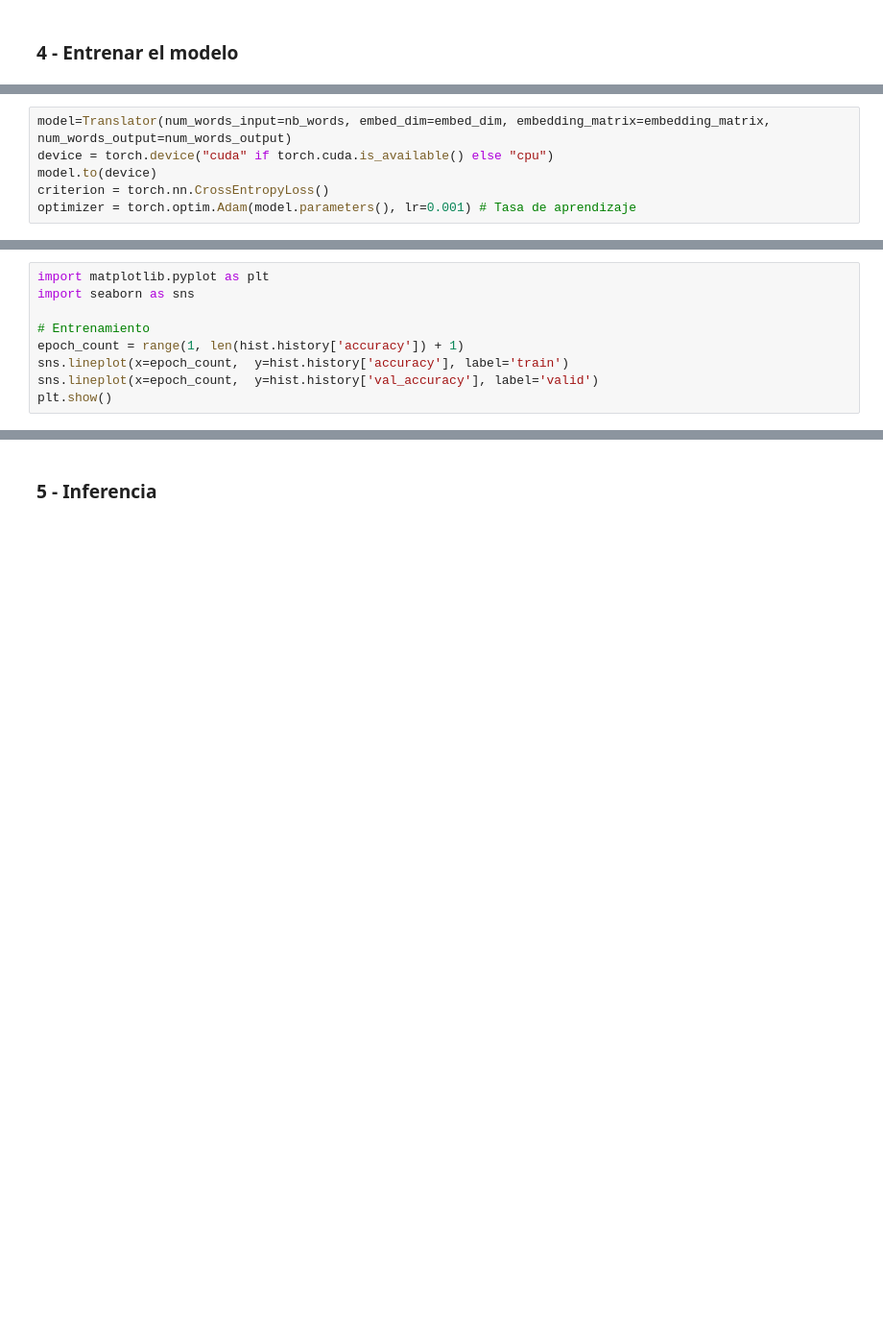
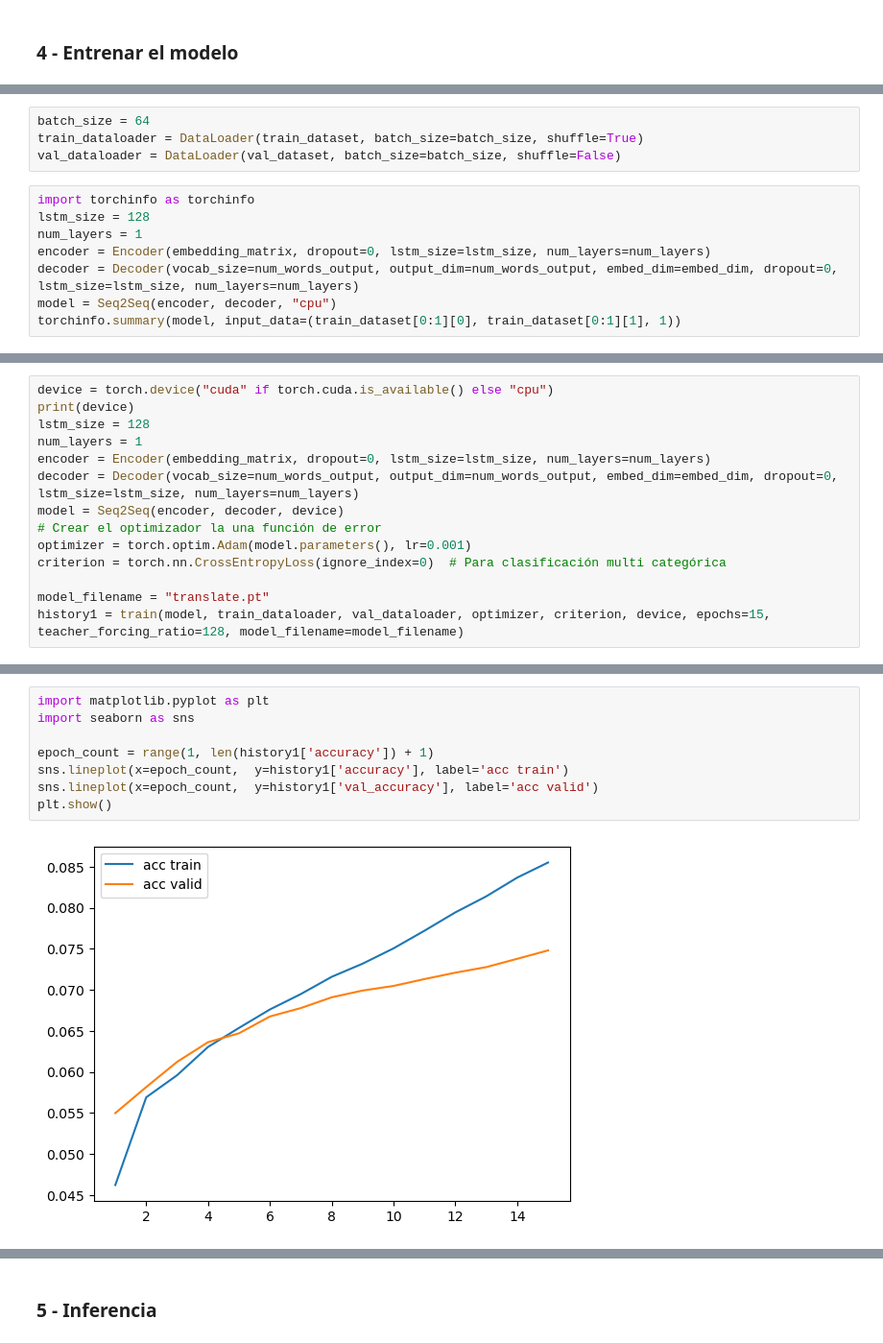
Before and after one commit to gjmv/CEIA_2025_B4_PNL1_TP, a Jupyter notebook: Desafio_4.ipynb, the cells around one changed output, grey strips where cells are left out. Shown at 96% size. Drawn from its saved outputs; the diff is of its cells as text; blank space fills up the shorter version.

```diff
--- a/Desafio_4.ipynb
+++ b/Desafio_4.ipynb
@@ -524,9 +610,3 @@ train_dataset, val_dataset = train_test_split(
 print(f"Train size: {len(train_dataset)}. Validation size: {len(val_dataset)}")
 # %% [output]
 Train size: 4800. Validation size: 1200
-# %%
-model=Translator(num_words_input=nb_words, embed_dim=embed_dim, embedding_matrix=embedding_matrix, num_words_output=num_words_output)
-device = torch.device("cuda" if torch.cuda.is_available() else "cpu")
-model.to(device)
-criterion = torch.nn.CrossEntropyLoss()
-optimizer = torch.optim.Adam(model.parameters(), lr=0.001) # Tasa de aprendizaje
@@ -661,0 +613,12 @@ hist = model.fit(
+# %%
+batch_size = 64
+train_dataloader = DataLoader(train_dataset, batch_size=batch_size, shuffle=True)
+val_dataloader = DataLoader(val_dataset, batch_size=batch_size, shuffle=False)
+# %%
+import torchinfo as torchinfo
+lstm_size = 128
+num_layers = 1
+encoder = Encoder(embedding_matrix, dropout=0, lstm_size=lstm_size, num_layers=num_layers)
+decoder = Decoder(vocab_size=num_words_output, output_dim=num_words_output, embed_dim=embed_dim, dropout=0, lstm_size=lstm_size, num_layers=num_layers)
+model = Seq2Seq(encoder, decoder, "cpu")
+torchinfo.summary(model, input_data=(train_dataset[0:1][0], train_dataset[0:1][1], 1))
@@ -661,0 +743,14 @@ hist = model.fit(
+# %%
+device = torch.device("cuda" if torch.cuda.is_available() else "cpu")
+print(device)
+lstm_size = 128
+num_layers = 1
+encoder = Encoder(embedding_matrix, dropout=0, lstm_size=lstm_size, num_layers=num_layers)
+decoder = Decoder(vocab_size=num_words_output, output_dim=num_words_output, embed_dim=embed_dim, dropout=0, lstm_size=lstm_size, num_layers=num_layers)
+model = Seq2Seq(encoder, decoder, device)
+# Crear el optimizador la una función de error
+optimizer = torch.optim.Adam(model.parameters(), lr=0.001)
+criterion = torch.nn.CrossEntropyLoss(ignore_index=0)  # Para clasificación multi categórica
+
+model_filename = "translate.pt"
+history1 = train(model, train_dataloader, val_dataloader, optimizer, criterion, device, epochs=15, teacher_forcing_ratio=128, model_filename=model_filename)
@@ -662,9 +775,10 @@ hist = model.fit(
 # %%
 import matplotlib.pyplot as plt
 import seaborn as sns
 
-# Entrenamiento
-epoch_count = range(1, len(hist.history['accuracy']) + 1)
-sns.lineplot(x=epoch_count,  y=hist.history['accuracy'], label='train')
-sns.lineplot(x=epoch_count,  y=hist.history['val_accuracy'], label='valid')
+epoch_count = range(1, len(history1['accuracy']) + 1)
+sns.lineplot(x=epoch_count,  y=history1['accuracy'], label='acc train')
+sns.lineplot(x=epoch_count,  y=history1['val_accuracy'], label='acc valid')
 plt.show()
+# %% [output]
+[figure, added]
```
Also changed, not shown: parts of 51 cells of this notebook.
